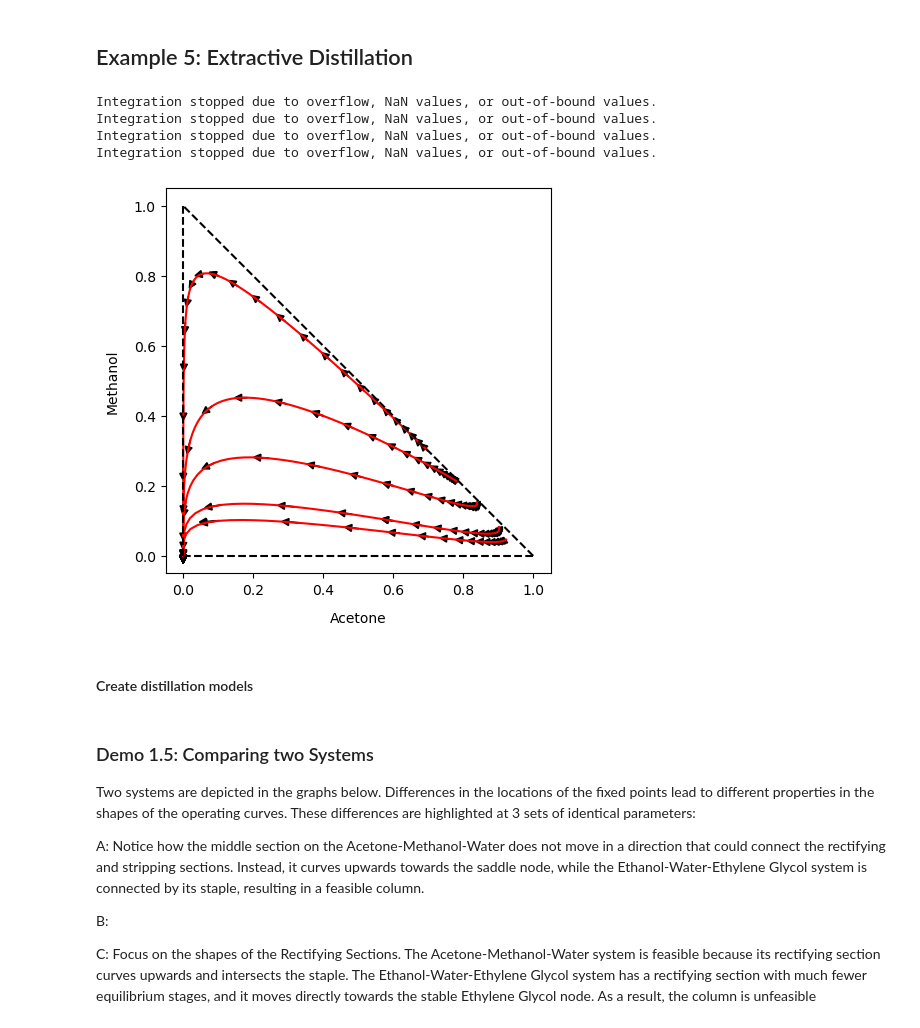
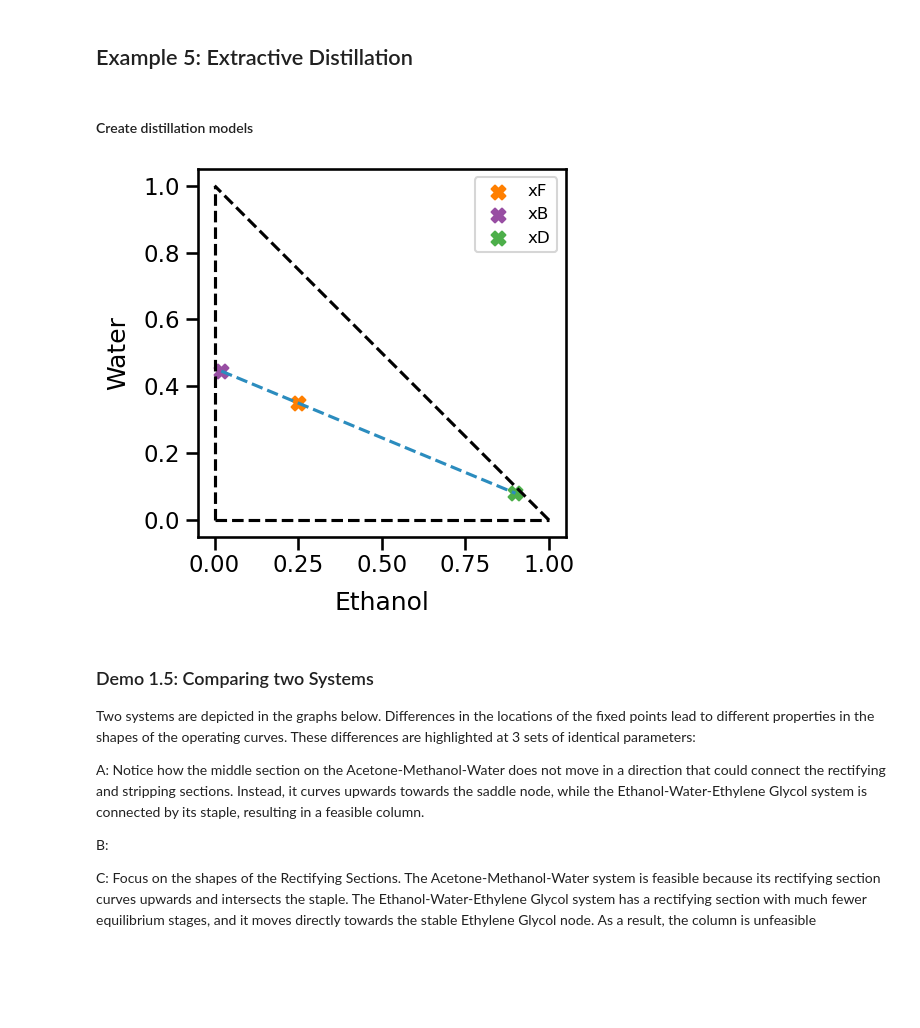
Before and after one commit to dayakaran/Ext_Distill_Sim, a Jupyter notebook: Example5.ipynb, the cells around one changed output. Cells and saved outputs as stored; diff of their text form; code cells hidden in the pictures; blank space fills up the shorter version.

```diff
--- a/Example5.ipynb
+++ b/Example5.ipynb
@@ -73,22 +43,3 @@ EthyleneGlycolAntoine = AE.AntoineEquationBaseE(EG_A, EG_B, EG_C)
 P_sys = 101325
 # Specify property method for Ethanol Water EG system
 EthWaterEGSys = VanLaarModel(num_comp = 3, P_sys = P_sys, A_coeff = A_ij_EWEG, comp_names = ["Ethanol","Water","Ethylene Glycol"], partial_pressure_eqs = [EthanolAntoine, WaterAntoine, EthyleneGlycolAntoine])
-# %%
-out_residue = Output()
-rcm = PhasePortraits(thermo_model=AceMethWaterSys)
-fig, ax = plt.subplots(1,1,figsize= (5,5))
-rcm.plot_residue_curve(ax, [0,7],data_points = 100,
-                            init_comps = [
-                                            np.array([0.4,0.4,0.2]),
-                                            np.array([0.6,0.2,0.2]),
-                                            np.array([0.6,0.1,0.3]),
-                                            np.array([0.1,0.8,0.1]),
-                                            np.array([0.1,0.1,0.8])
-                                            ])
-plt.show()
-# %% [output]
-Integration stopped due to overflow, NaN values, or out-of-bound values.
-Integration stopped due to overflow, NaN values, or out-of-bound values.
-Integration stopped due to overflow, NaN values, or out-of-bound values.
-Integration stopped due to overflow, NaN values, or out-of-bound values.
-[figure, removed]
@@ -110,5 +46,32 @@ Integration stopped due to overflow, NaN values, or out-of-bound values.
+# %%
+# Define plot function for overall mass balance
+
+def plot_mb(dist_model):
+
+    fig, ax = plt.subplots(figsize= (6,5))
+    dist_model.plot_mb(ax)
+    plt.tight_layout()
+    plt.show()
 # %% [markdown]
 #### Create distillation models
+# %%
+Fr  = 1  # Feed ratio
+R   = 1  # reflux ratio
+xFL = np.array([0.3, 0.6, 0.1])
+xFU = np.array([0.2, 0.1, 0.7])
+zF  = (Fr/(1+Fr))*xFU + (1/(1+Fr))*xFL                               #Knapp Equation 5.9
+xD  = np.array([0.90, 0.08, 0.02])
+D_B = ((zF[0] - 0.02) / (xD[0] - zF[0]))                             #Knapp Equation 5.13, set xB[0] = 0.01
+xB  = np.array([0.02, (zF[1] - D_B*(xD[1]-zF[1])), (zF[2] - D_B*(xD[2]*zF[2]))])
+
+# Distillation model object
+distillation_model = DistillationModelDoubleFeed(thermo_model=EthWaterEGSys, Fr = Fr, zF = zF, xFL = xFL, xFU = xFU, xD = xD, xB = xB, reflux = R)
+# Residue curve map object
+rcm = PhasePortraits(thermo_model=EthWaterEGSys, distil_model = distillation_model)
+
+plot_mb(distillation_model)
+# %% [output]
+[figure, added]
 # %% [markdown]
 ### Demo 1.5: Comparing two Systems
 
```
Also changed, not shown: parts of 5 cells of this notebook, 1 other file.
